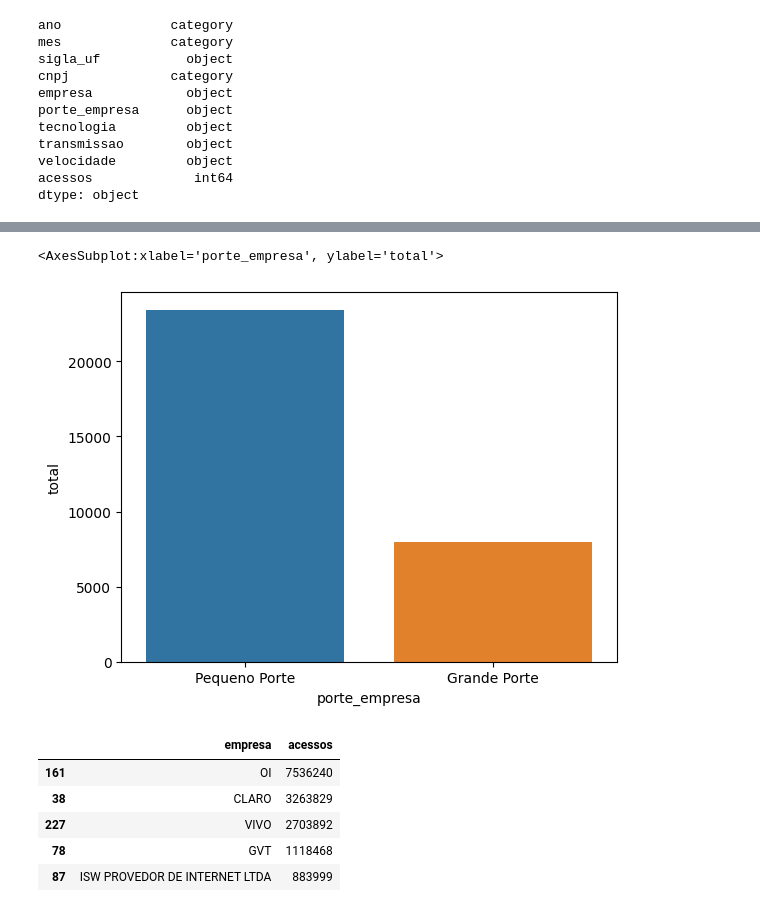
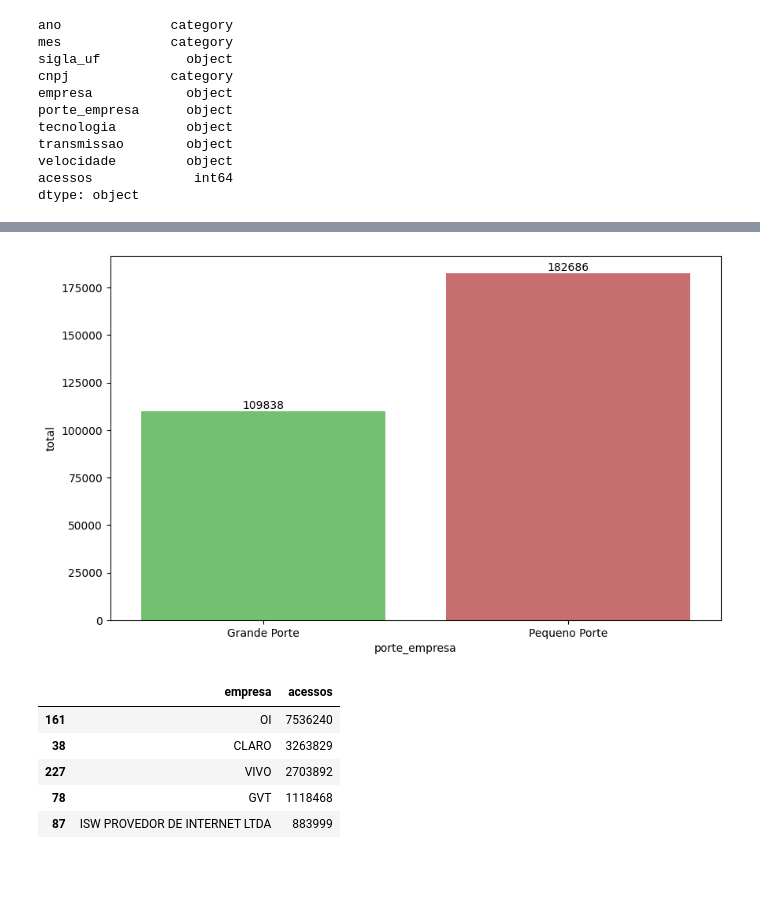
Before and after one commit to Jownao/dive_datascience, a Jupyter notebook: lab/02_Analise_dados_banda_larga.ipynb, the cells around one changed output, grey strips where cells are left out. Cells and saved outputs as stored; diff of their text form; code cells hidden in the pictures; blank space fills up the shorter version.

```diff
--- a/lab/02_Analise_dados_banda_larga.ipynb
+++ b/lab/02_Analise_dados_banda_larga.ipynb
@@ -88,3 +96,6 @@ transmissao        object
 velocidade         object
 acessos             int64
 dtype: object
+# %%
+# Data atual
+empresa_atual = data_estado.query("ano == 2022 and mes == 2")
@@ -90,0 +107,9 @@ dtype: object
+# %%
+# Trend de contratos 2007- 2021 (POR PORTE DE EMPRESA)
+bar = sns.barplot(data=data_mes, x="ano",y="acessos", hue="porte_empresa", palette=colors)
+bar.set(xlabel='Anos',ylabel='Contratos')
+plt.title('Quantidade de contratos por portre de empresa')
+plt.rcParams["figure.figsize"] = (15, 8)
+bar.bar_label(bar.containers[0])
+bar.bar_label(bar.containers[1])
+plt.show()
@@ -90,0 +123,8 @@ dtype: object
+# %%
+# Trend de contratos 2007- 2021
+bar = sns.barplot(data=data_mes, x="ano",y="Count")
+bar.set(xlabel='Anos',ylabel='Contratos')
+plt.title('Quantidade de contratos ao longo dos anos')
+plt.rcParams["figure.figsize"] = (10, 6)
+bar.bar_label(bar.containers[0])
+plt.show()
@@ -102,12 +144,15 @@ sns.barplot(data=frame_acessos_5, x="empresa",y="total")
 # %%
-counts_porte = data_estado[['porte_empresa']].value_counts()
+# Contratos x Porte empresa
+
+counts_porte = empresa_atual.groupby("porte_empresa")['acessos'].sum()
 frame_porte = convert_sums_frame(counts_porte, ['porte_empresa','total'])
 frame_porte
 
-sns.barplot(data=frame_porte, x="porte_empresa",y="total")
+bar = sns.barplot(data=frame_porte, x="porte_empresa",y="total", palette=colors)
+bar.bar_label(bar.containers[0])
+plt.show()
 # %% [output]
-<AxesSubplot:xlabel='porte_empresa', ylabel='total'>
-[figure, old version]
+[figure, new version]
 # %%
 #Empresa x Acessos
 sum_empresa = data_estado.groupby("empresa")['acessos'].sum()
```
Also changed, not shown: parts of 23 cells of this notebook.
